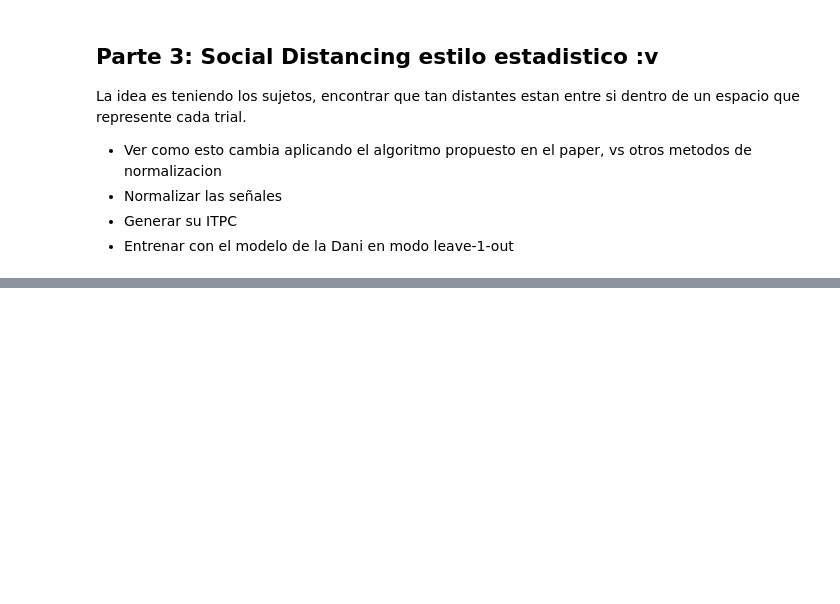
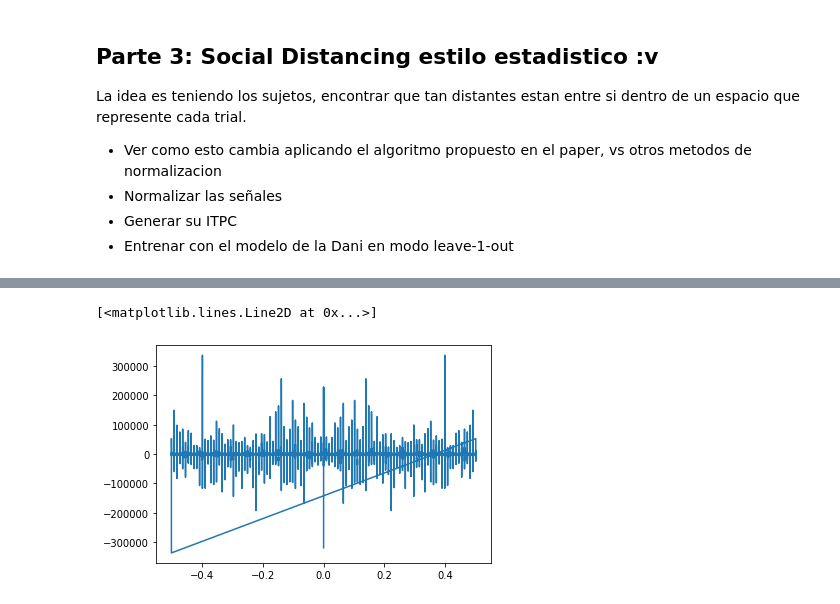
Before and after one commit to dmelladoc/modelo_intergrupo, a Jupyter notebook: revision_data.ipynb, the cells around one changed output, grey strips where cells are left out. Saved outputs shown, nothing was run; the diff lists cells and outputs as text; code cells hidden in the pictures; blank space fills up the shorter version.

```diff
--- a/revision_data.ipynb
+++ b/revision_data.ipynb
@@ -119,0 +134,11 @@ La idea es teniendo los sujetos, encontrar que tan distantes estan entre si dent
+# %%
+# Parametros de wavelet
+freqs = np.linspace(min_freq, max_freq, n_frex)
+tiempo = np.linspace(-1, 1, 2*int(eeg.srate) + 1)
+half_wavelet_size = (len(tiempo) -1) // 2
+n_ciclos = np.linspace(wavelet_cycles[0], wavelet_cycles[1], len(freqs))
+# %%
+# parametros de FFT
+n_wavelet = len(tiempo)
+n_data = eeg.pnts * eeg.trials
+n_convolution = int(n_wavelet + n_data - 1)
@@ -119,0 +149,5 @@ La idea es teniendo los sujetos, encontrar que tan distantes estan entre si dent
+# %%
+# ciclo? test1
+for ichan in range(int(eeg.nbchan)):
+    erp[ichan] = np.mean(selected[ichan,:,:], axis=-1)
+ichan = 0 #test con el primer canal
@@ -119,0 +186,4 @@ La idea es teniendo los sujetos, encontrar que tan distantes estan entre si dent
+# %%
+asd = selected[ichan,:,:].reshape(-1)
+fft = np.fft.fft(asd, n=n_convolution)
+fftshape = np.fft.fftfreq(n_convolution)
@@ -119,0 +194,5 @@ La idea es teniendo los sujetos, encontrar que tan distantes estan entre si dent
+# %%
+plt.plot(fftshape, fft.real)
+# %% [output]
+[<matplotlib.lines.Line2D at 0x...>]
+[figure, added]
```
Also changed, not shown: parts of 14 cells of this notebook, 1 other file.
